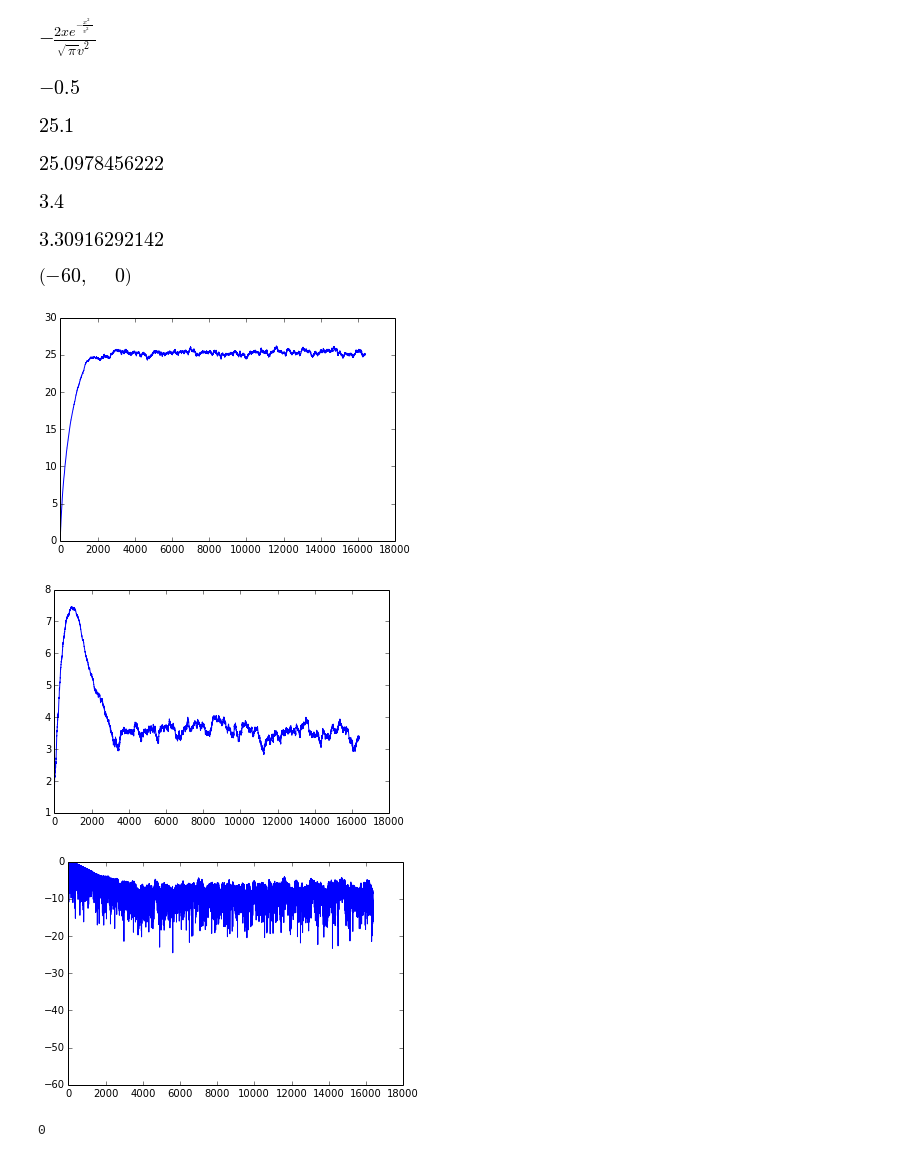
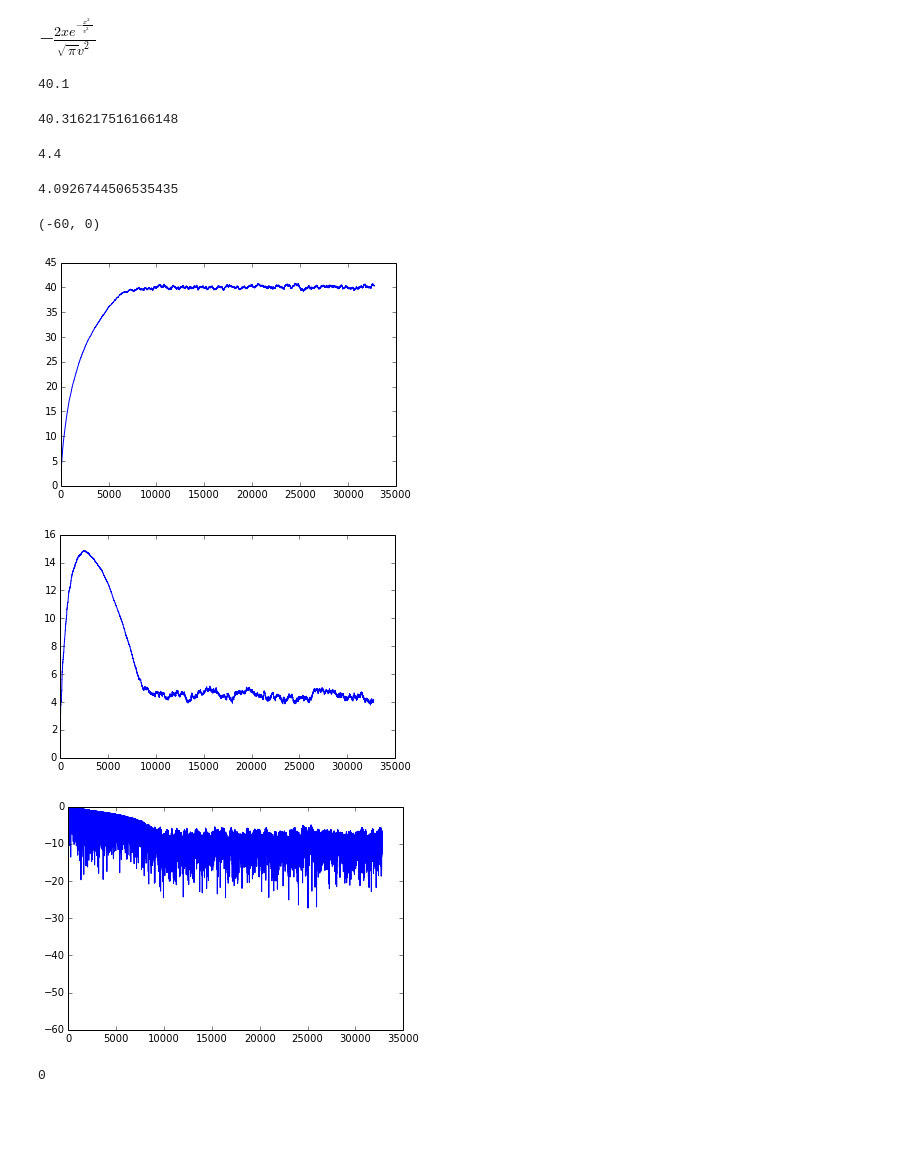
Before and after one commit to backshed/-, a Jupyter notebook: work/基礎/交差エントロピーでerf推定.ipynb, the cells around one changed output. Drawn from its saved outputs; the diff is of its cells as text; code cells hidden in the pictures; blank space fills up the shorter version.

```diff
--- a/work/基礎/交差エントロピーでerf推定.ipynb
+++ b/work/基礎/交差エントロピーでerf推定.ipynb
@@ -26,8 +26,8 @@ display(simplify((diff(erf(x/v), v))))
 from matplotlib.pylab import *
 from IPython.display import display
 
-mu = 25.1
-ms = 3.4
+mu = 40.1
+ms = 4.4
 eu = 1.0
 es = 1.8
 eps = 0.1
@@ -43,7 +43,7 @@ def F(x, u, s):
 
 def P(x, u, s):
     from math import exp
-    return sqrt(2)*exp(-((x-u)/s)**2)/sqrt(pi)/s
+    return exp(-((x-u)/s)**2/2)/sqrt(pi)/s
 
 def L(d, x, u, s):
     from math import log
@@ -53,7 +53,7 @@ def dJ(d, x, u, s, eps):
     return array([
         -0.5*(L(d, x, u+eps, s)-L(d, x, u-eps, s))/eps,
         -0.5*(L(d, x, u, s+eps)-L(d, x, u, s-eps))/eps
-    ],dtype='float64')
+    ], dtype='float64')
 
 def J(d, x, u, s):
     p = P(x, u, s)
@@ -61,54 +61,53 @@ def J(d, x, u, s):
     df = (d)*(p)/(f)-(1-d)*(p)/(1-f)
     return array([
         df,
-        df*(x-u)/s,
+        df*(u-x)/s,
     ], dtype='float64')
 
 def dH(d, x, u, s, eps):
     return -array([
         0.5*(J(d, x, u+eps, s)-J(d, x, u-eps, s))/eps,
         0.5*(J(d, x, u, s+eps)-J(d, x, u, s-eps))/eps
     ], dtype='float64')
 
 def ddH(d, x, u, s, eps):
     return array([
         0.5*(dJ(d, x, u+eps, s, eps)-dJ(d, x, u-eps, s, eps))/eps,
         0.5*(dJ(d, x, u, s+eps, eps)-dJ(d, x, u, s-eps, eps))/eps
     ])
 
 var = 0
-for k in range(2**14):
+for k in range(2**15):
     x = normal()*es+eu
+    n = normal()*es+eu
     d = normal()*ms+mu
 
     er = F(x, mu, ms) - F(x, eu, es)
     e.append(er)
     u.append(eu)
     s.append(es)
 
     j = J(d<x, x, eu, es)
+    eu = eu - eps * j[0]
+    es = abs(es + eps * j[1])
+#    j = P(x,eu,es) * ((d<x)-F(x,eu,es))*(x-eu)/es
+#    es = abs(es - eps * j)
 
-    eu = eu - eps * j[0]
-    es = abs(es - eps * j[1])
-#    es = abs(es - eps * j[1])
-
-display(sqrt(var/float(2**14))-0.5)
 display(mu, eu)
 display(ms, es)
 figure();plot(u)
 figure();plot(s)
 figure();plot(log(array(e, dtype='float64')**2))
 ylim(-60,0)
 # %% [output]
+40.1
+40.316217516166148
+4.4
+4.0926744506535435
+(-60, 0)
-[figure, old version]
+[figure, new version]
-[figure, old version]
+[figure, new version]
-[figure, old version]
+[figure, new version]
-[figure, removed]
-[figure, removed]
-[figure, removed]
-[figure, removed]
-[figure, removed]
-[figure, removed]
 # %%
 #交差エントロピー最小化 数値差分
 %matplotlib inline
```
Also changed, not shown: parts of 1 cell of this notebook, 2 other files.
